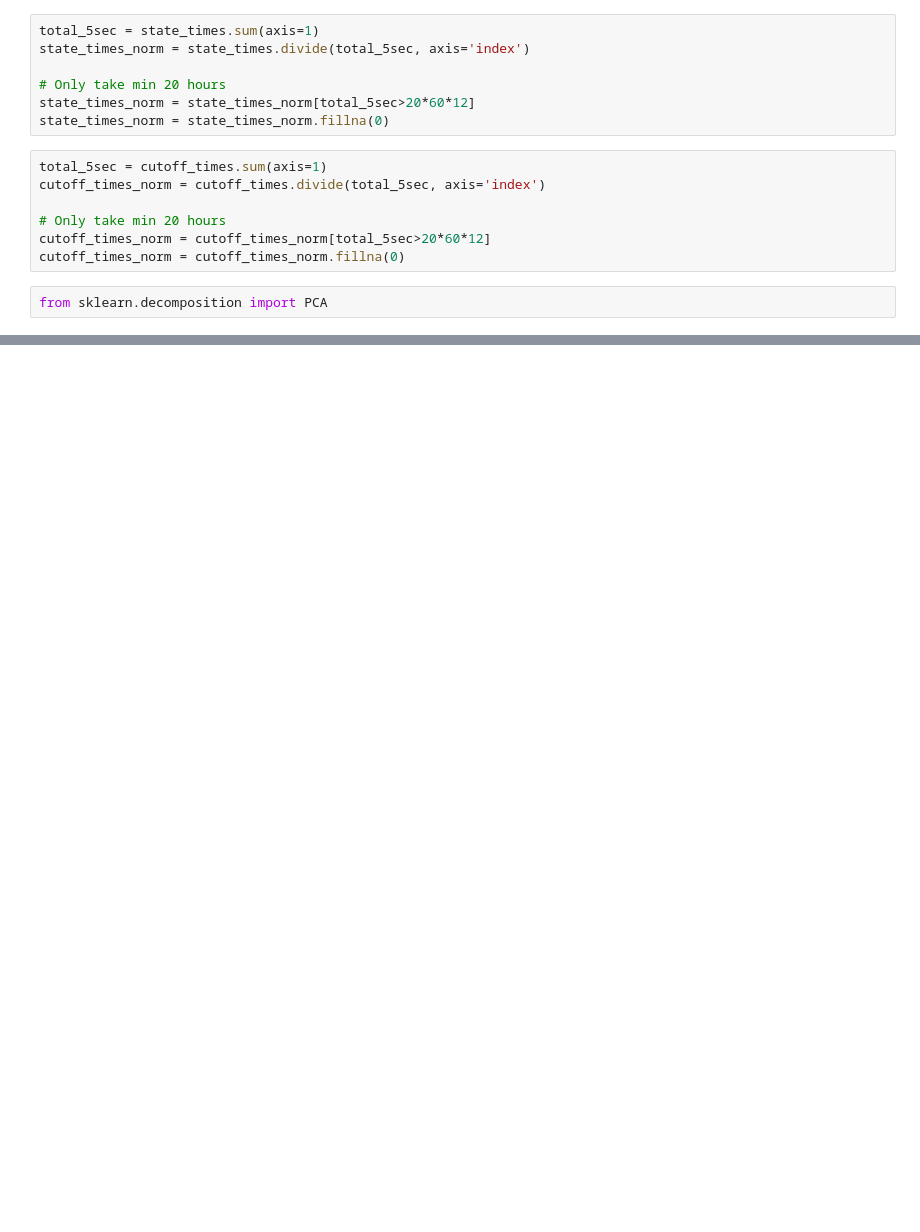
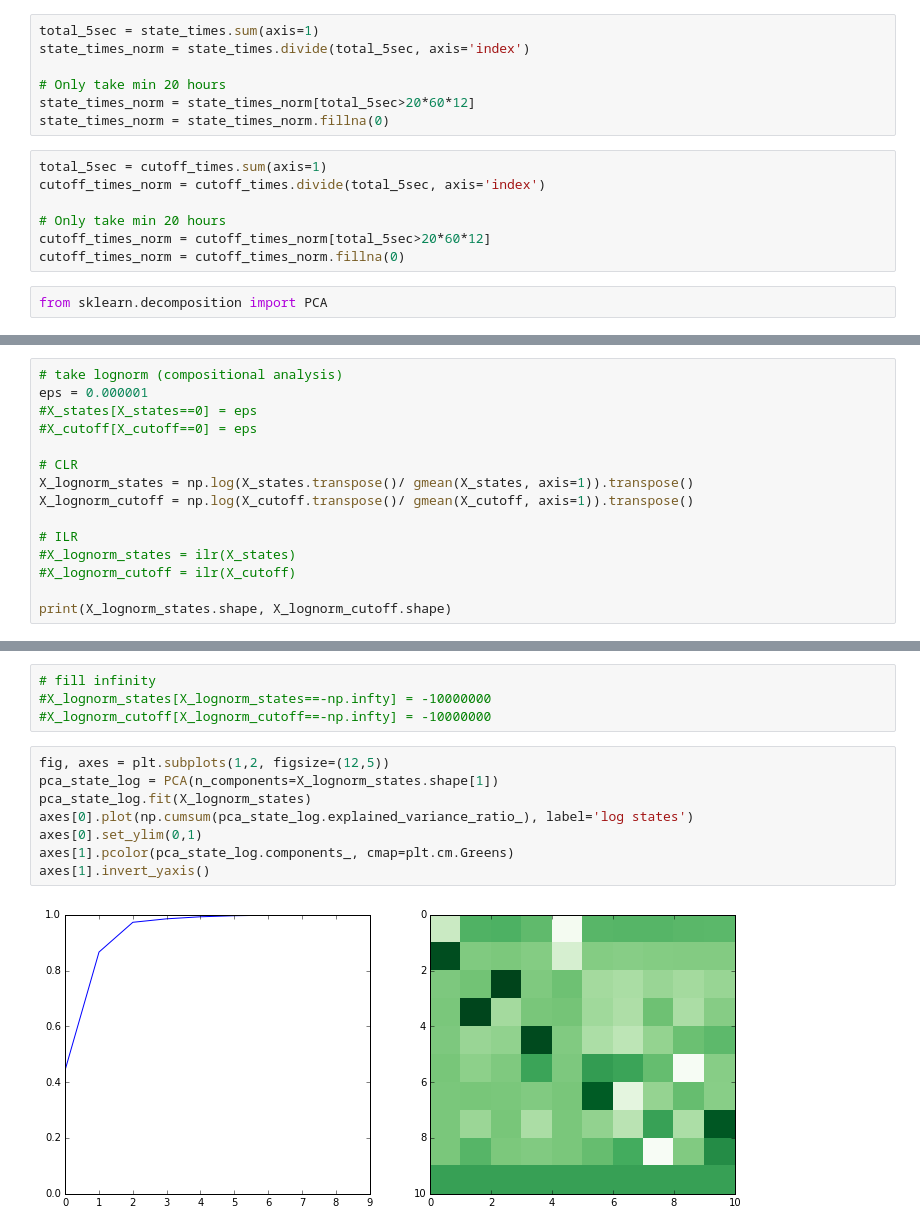
Before and after one commit to wadpac/millenniumcohort-acc, a Jupyter notebook: python/notebooks/PCA.ipynb, the cells around one changed output, grey strips where cells are left out. Saved outputs shown, nothing was run; the diff lists cells and outputs as text; blank space fills up the shorter version.

Commit message:
Added compositional analysis to PCA notebook

```diff
--- a/python/notebooks/PCA.ipynb
+++ b/python/notebooks/PCA.ipynb
@@ -80,0 +132,15 @@ correlations_cutoff.style.background_gradient(cmap='coolwarm',axis=1)
+# %%
+# take lognorm (compositional analysis)
+eps = 0.000001
+#X_states[X_states==0] = eps
+#X_cutoff[X_cutoff==0] = eps
+
+# CLR
+X_lognorm_states = np.log(X_states.transpose()/ gmean(X_states, axis=1)).transpose()
+X_lognorm_cutoff = np.log(X_cutoff.transpose()/ gmean(X_cutoff, axis=1)).transpose()
+
+# ILR
+#X_lognorm_states = ilr(X_states)
+#X_lognorm_cutoff = ilr(X_cutoff)
+
+print(X_lognorm_states.shape, X_lognorm_cutoff.shape)
@@ -80,0 +163,14 @@ correlations_cutoff.style.background_gradient(cmap='coolwarm',axis=1)
+# %%
+# fill infinity
+#X_lognorm_states[X_lognorm_states==-np.infty] = -10000000
+#X_lognorm_cutoff[X_lognorm_cutoff==-np.infty] = -10000000
+# %%
+fig, axes = plt.subplots(1,2, figsize=(12,5))
+pca_state_log = PCA(n_components=X_lognorm_states.shape[1])
+pca_state_log.fit(X_lognorm_states)
+axes[0].plot(np.cumsum(pca_state_log.explained_variance_ratio_), label='log states')
+axes[0].set_ylim(0,1)
+axes[1].pcolor(pca_state_log.components_, cmap=plt.cm.Greens)
+axes[1].invert_yaxis()
+# %% [output]
+[figure, added]
```
Also changed, not shown: parts of 45 cells of this notebook.
